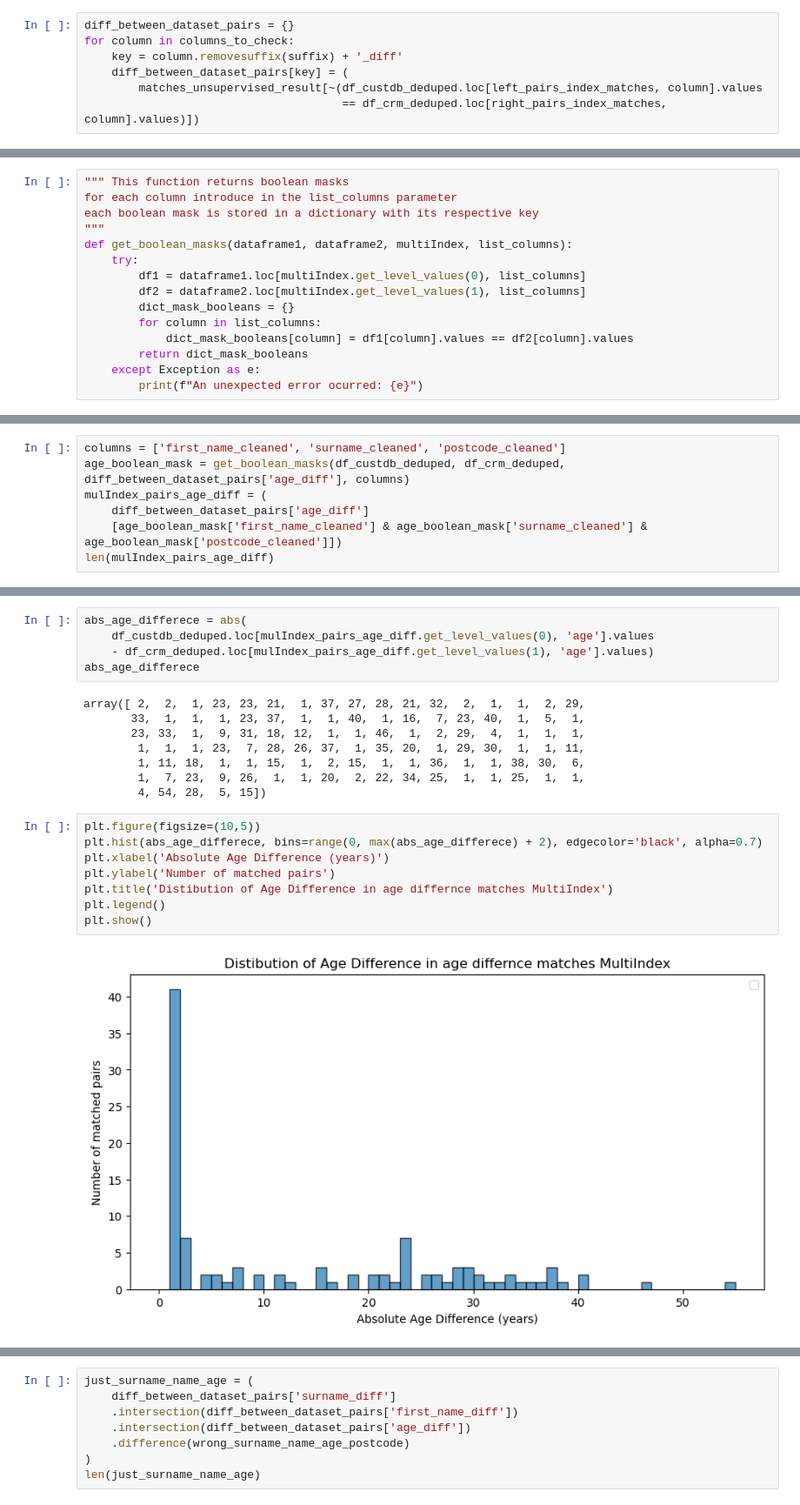
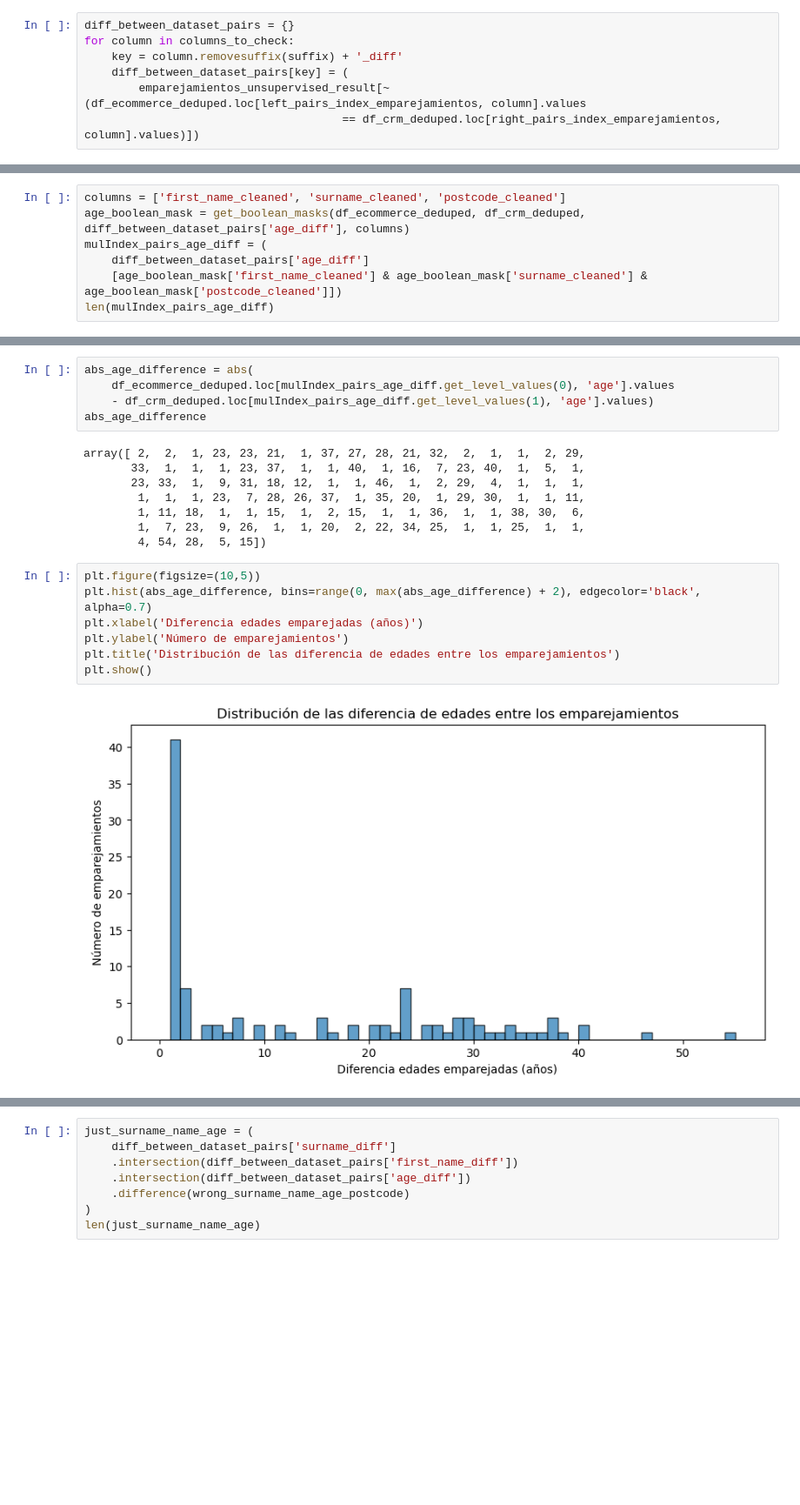
Before and after one commit to SheltonCarvallo/DataModeling-Duplicates, a Jupyter notebook: data_modeling.ipynb, the cells around one changed output, grey strips where cells are left out. Shown at 87% size. Cells and saved outputs as stored; diff of their text form; blank space fills up the shorter version.

```diff
--- a/data_modeling.ipynb
+++ b/data_modeling.ipynb
@@ -1045,8 +774,8 @@ diff_between_dataset_pairs = {}
 for column in columns_to_check:
     key = column.removesuffix(suffix) + '_diff'
     diff_between_dataset_pairs[key] = (
-        matches_unsupervised_result[~(df_custdb_deduped.loc[left_pairs_index_matches, column].values
-                                      == df_crm_deduped.loc[right_pairs_index_matches, column].values)])
+        emparejamientos_unsupervised_result[~(df_ecommerce_deduped.loc[left_pairs_index_emparejamientos, column].values
+                                      == df_crm_deduped.loc[right_pairs_index_emparejamientos, column].values)])
 # %%
 show_dfs_lengths(diff_between_dataset_pairs)
 # %% [output]
@@ -1094,17 +820,2 @@ Name: 23708, dtype: object
-# %%
-""" This function returns boolean masks
-for each column introduce in the list_columns parameter
-each boolean mask is stored in a dictionary with its respective key
-"""
-def get_boolean_masks(dataframe1, dataframe2, multiIndex, list_columns):
-    try:
-        df1 = dataframe1.loc[multiIndex.get_level_values(0), list_columns]
-        df2 = dataframe2.loc[multiIndex.get_level_values(1), list_columns]
-        dict_mask_booleans = {}
-        for column in list_columns:
-            dict_mask_booleans[column] = df1[column].values == df2[column].values
-        return dict_mask_booleans
-    except Exception as e:
-        print(f"An unexpected error ocurred: {e}")
 # %%
 columns = ['surname_cleaned', 'age', 'postcode_cleaned']
@@ -1179,6 +886,6 @@ Name: 28303, dtype: object
 # %%
 columns = ['first_name_cleaned', 'surname_cleaned', 'postcode_cleaned']
-age_boolean_mask = get_boolean_masks(df_custdb_deduped, df_crm_deduped, diff_between_dataset_pairs['age_diff'], columns)
+age_boolean_mask = get_boolean_masks(df_ecommerce_deduped, df_crm_deduped, diff_between_dataset_pairs['age_diff'], columns)
 mulIndex_pairs_age_diff = (
     diff_between_dataset_pairs['age_diff']
     [age_boolean_mask['first_name_cleaned'] & age_boolean_mask['surname_cleaned'] & age_boolean_mask['postcode_cleaned']])
@@ -1212,8 +917,8 @@ Name: 246, dtype: object
 # %%
-abs_age_differece = abs(
-    df_custdb_deduped.loc[mulIndex_pairs_age_diff.get_level_values(0), 'age'].values
+abs_age_difference = abs(
+    df_ecommerce_deduped.loc[mulIndex_pairs_age_diff.get_level_values(0), 'age'].values
     - df_crm_deduped.loc[mulIndex_pairs_age_diff.get_level_values(1), 'age'].values)
-abs_age_differece
+abs_age_difference
 # %% [output]
 array([ 2,  2,  1, 23, 23, 21,  1, 37, 27, 28, 21, 32,  2,  1,  1,  2, 29,
        33,  1,  1,  1, 23, 37,  1,  1, 40,  1, 16,  7, 23, 40,  1,  5,  1,
@@ -1224,12 +929,11 @@ array([ 2,  2,  1, 23, 23, 21,  1, 37, 27, 28, 21, 32,  2,  1,  1,  2, 29,
         4, 54, 28,  5, 15])
 # %%
 plt.figure(figsize=(10,5))
-plt.hist(abs_age_differece, bins=range(0, max(abs_age_differece) + 2), edgecolor='black', alpha=0.7)
-plt.xlabel('Absolute Age Difference (years)')
-plt.ylabel('Number of matched pairs')
-plt.title('Distibution of Age Difference in age differnce matches MultiIndex')
-plt.legend()
+plt.hist(abs_age_difference, bins=range(0, max(abs_age_difference) + 2), edgecolor='black', alpha=0.7)
+plt.xlabel('Diferencia edades emparejadas (años)')
+plt.ylabel('Número de emparejamientos')
+plt.title('Distribución de las diferencia de edades entre los emparejamientos')
 plt.show()
 # %% [output]
-[figure, old version]
+[figure, new version]
 # %%
```
Also changed, not shown: parts of 223 cells of this notebook, 4 other files.
